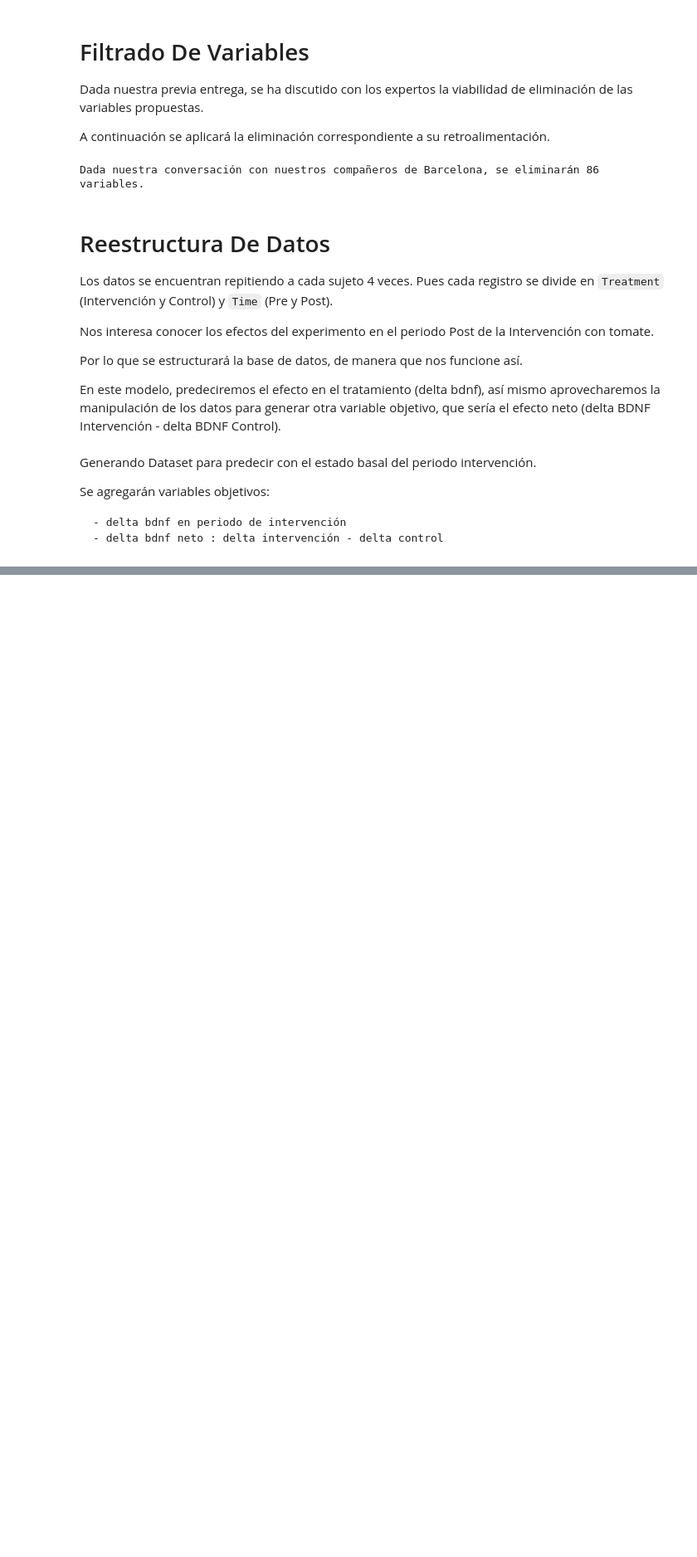
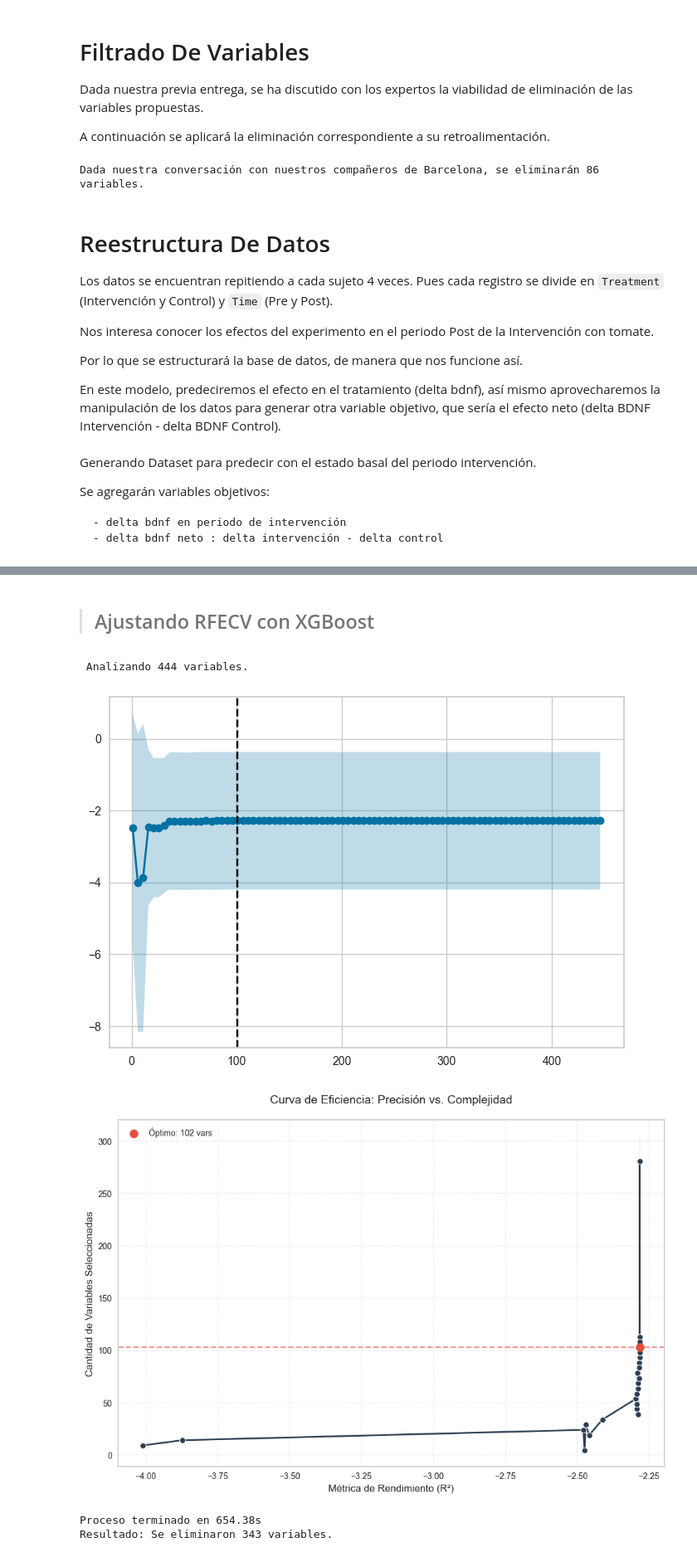
Before and after one commit to MardonioR/Proyecto-Polifenoles, a Jupyter notebook: Notebooks/Baseline_Mardonio.ipynb, the cells around one changed output, grey strips where cells are left out. Shown at 83% size. Drawn from its saved outputs; the diff is of its cells as text; code cells hidden in the pictures; blank space fills up the shorter version.

```diff
--- a/Notebooks/Baseline_Mardonio.ipynb
+++ b/Notebooks/Baseline_Mardonio.ipynb
@@ -108,7 +108,7 @@ df_pred = df[(df['Treatment'] == 'Intervencion') & (df['Time'] == 'Pre')].reset_
 # Agregando Variables Objetivo
 df_pred = df_pred.merge(deltas)
 # Eliminando columnas no deseadas en entrenamiento
-df_pred = df_pred.drop(columns= config['Tratamiento_Variables']['Objetivos'] + ['id', 'grupo'])
+df_pred = df_pred.drop(columns= config['Tratamiento_Variables']['Objetivos'] + ['id', 'grupo', 'Treatment', 'Time'])
 
 # Para este modelo, eliminaremos la del efecto neto, únicamente modelaremos el efecto en intervención
 del df_pred['delta_bdnf_Neto']
@@ -114,0 +128,2 @@ del df_pred['delta_bdnf_Neto']
+# %% [markdown]
+> ## Ajustando RFECV con XGBoost
@@ -114,0 +134,14 @@ del df_pred['delta_bdnf_Neto']
+# %%
+# Creando Dataframe y serie
+X = df_pred.iloc[:,:-1]
+y = df_pred.iloc[:,-1]
+
+# Ejecutando la selección de variables
+
+selected_features, df_ranking = fs.select_features_rfecv_xgboost(X, y, step=5, cv_splits=5)
+# %% [output]
+ Analizando 444 variables.
+[figure, added]
+[figure, added]
+Proceso terminado en 654.38s
+Resultado: Se eliminaron 343 variables.
```
Also changed, not shown: parts of 50 cells of this notebook, 12 other files.
